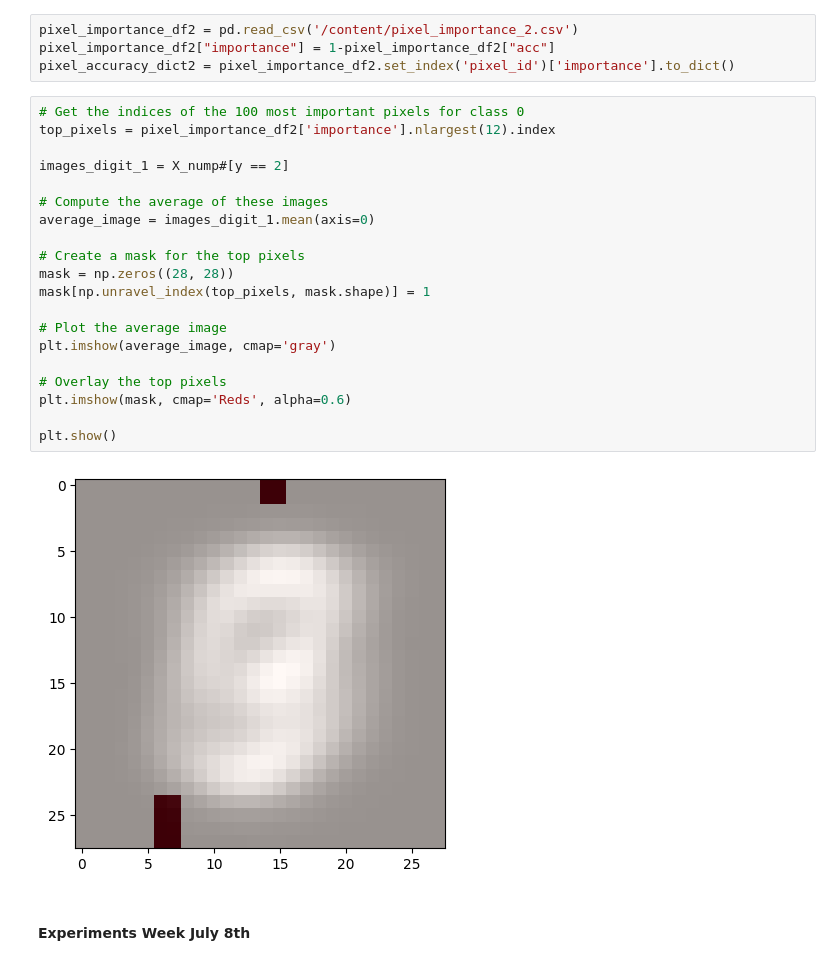
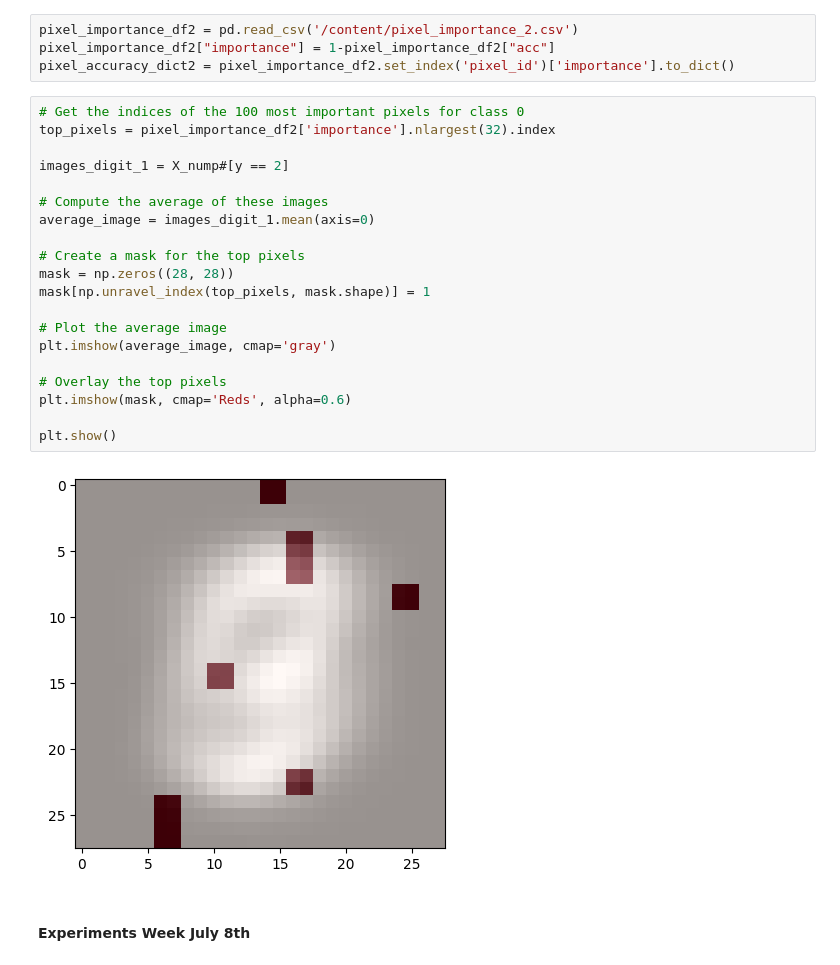
Before and after one commit to ilaibachrach/shadow, a Jupyter notebook: deepnote/Thesis/shadow-test.ipynb, the cells around one changed output. Cells and saved outputs as stored; diff of their text form.

```diff
--- a/deepnote/Thesis/shadow-test.ipynb
+++ b/deepnote/Thesis/shadow-test.ipynb
@@ -1945,24 +1953,24 @@ pixel_importance_df2["importance"] = 1-pixel_importance_df2["acc"]
 pixel_accuracy_dict2 = pixel_importance_df2.set_index('pixel_id')['importance'].to_dict()
 # %%
 # Get the indices of the 100 most important pixels for class 0
-top_pixels = pixel_importance_df2['importance'].nlargest(12).index
+top_pixels = pixel_importance_df2['importance'].nlargest(32).index
 
 images_digit_1 = X_nump#[y == 2]
 
 # Compute the average of these images
 average_image = images_digit_1.mean(axis=0)
 
 # Create a mask for the top pixels
 mask = np.zeros((28, 28))
 mask[np.unravel_index(top_pixels, mask.shape)] = 1
 
 # Plot the average image
 plt.imshow(average_image, cmap='gray')
 
 # Overlay the top pixels
 plt.imshow(mask, cmap='Reds', alpha=0.6)
 
 plt.show()
 # %% [output]
-[figure, old version]
+[figure, new version]
 # %% [markdown]
```
Also changed, not shown: parts of 28 cells of this notebook.
